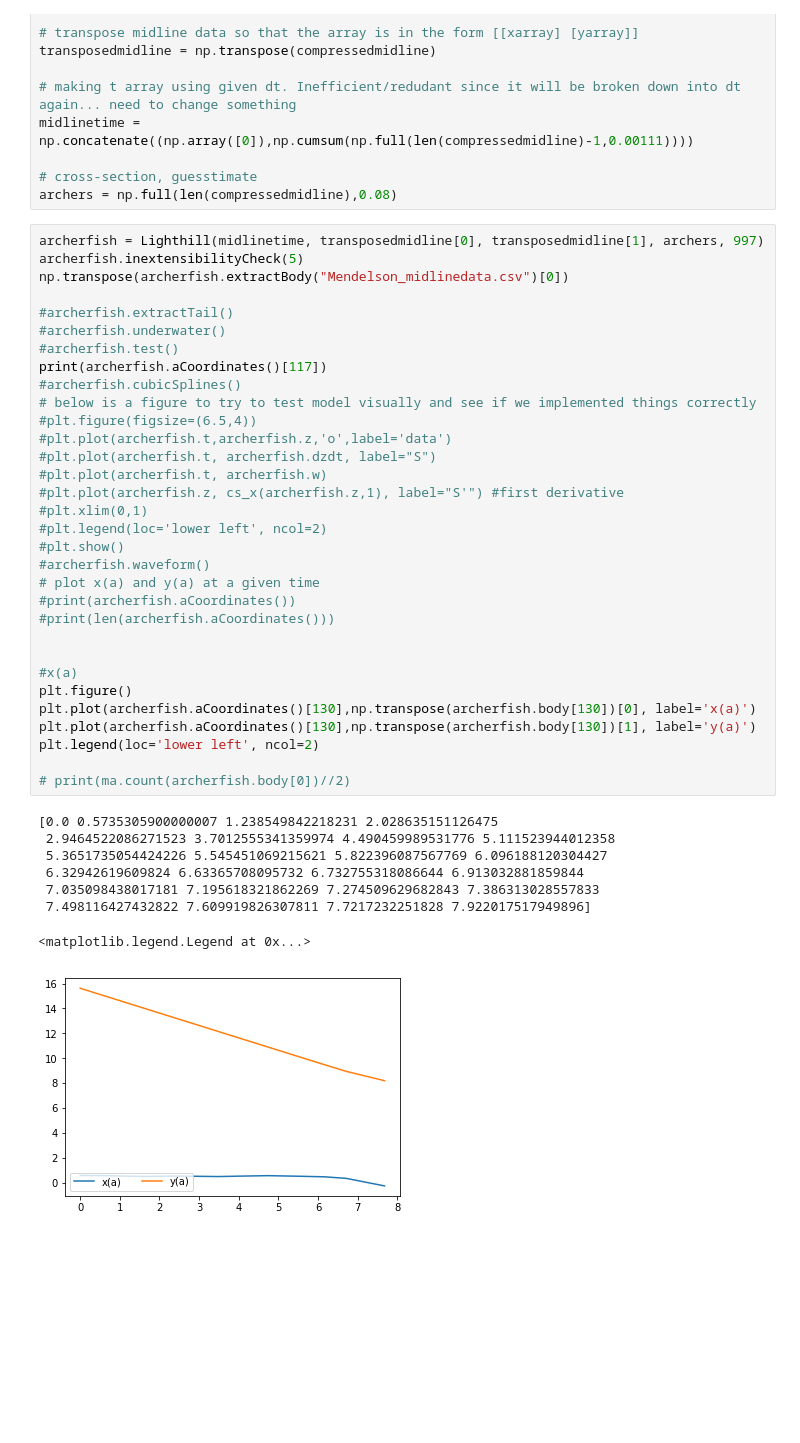
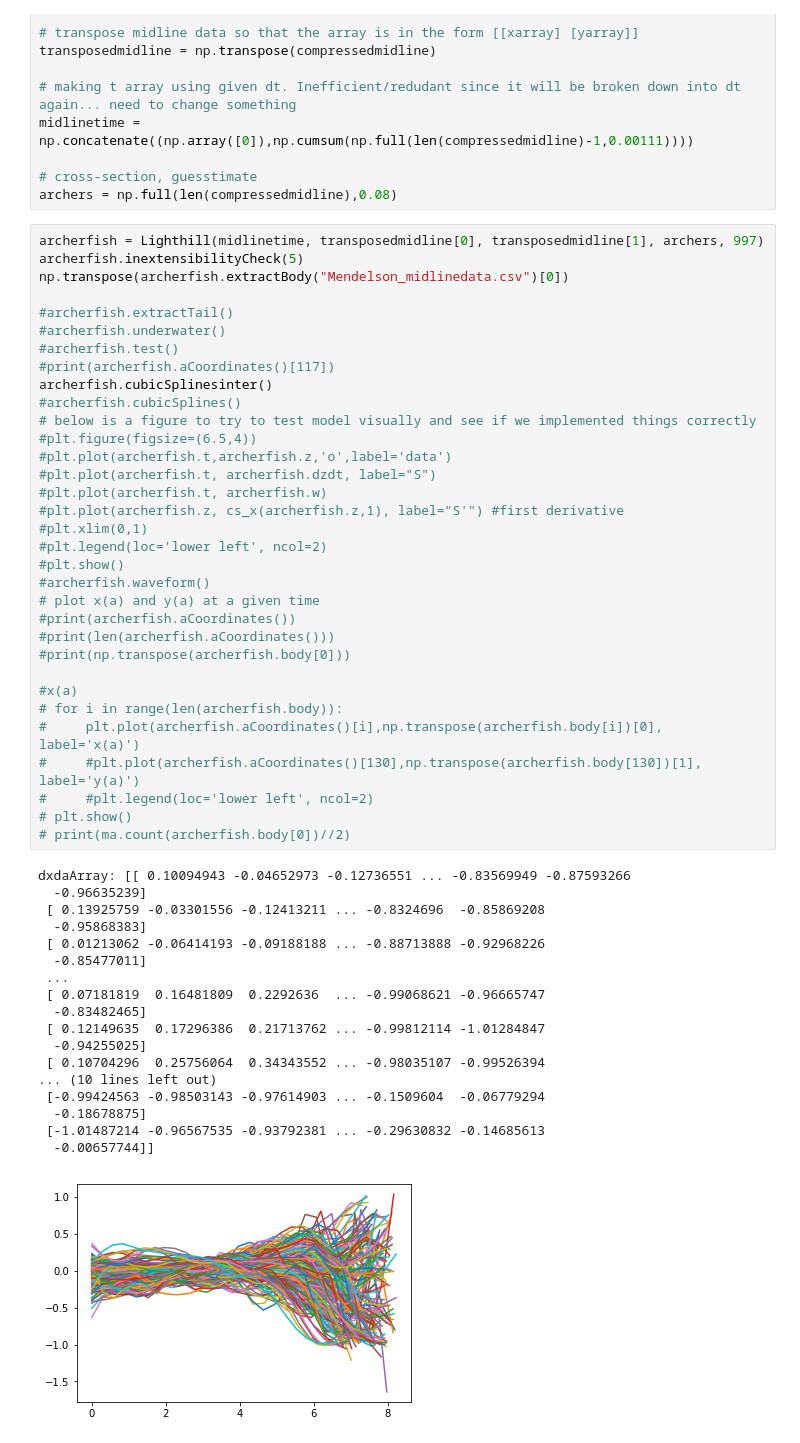
Before and after one commit to Flow-Imaging-Lab-at-Mudd/FILM-fish-model, a Jupyter notebook: lighthill-model.ipynb, the cells around one changed output. Drawn from its saved outputs; the diff is of its cells as text; blank space fills up the shorter version.

Commit message:
Calculated splines using InterpolatedUnivariateSpline method which allows interpolation along constant number of a points

```diff
--- a/lighthill-model.ipynb
+++ b/lighthill-model.ipynb
@@ -563,41 +628,52 @@ archers = np.full(len(compressedmidline),0.08)
 # %%
 archerfish = Lighthill(midlinetime, transposedmidline[0], transposedmidline[1], archers, 997)
 archerfish.inextensibilityCheck(5)
 np.transpose(archerfish.extractBody("Mendelson_midlinedata.csv")[0])
 
 #archerfish.extractTail()
 #archerfish.underwater()
 #archerfish.test()
-print(archerfish.aCoordinates()[117])
+#print(archerfish.aCoordinates()[117])
+archerfish.cubicSplinesinter()
 #archerfish.cubicSplines()
 # below is a figure to try to test model visually and see if we implemented things correctly
 #plt.figure(figsize=(6.5,4))
 #plt.plot(archerfish.t,archerfish.z,'o',label='data')
 #plt.plot(archerfish.t, archerfish.dzdt, label="S")
 #plt.plot(archerfish.t, archerfish.w)
 #plt.plot(archerfish.z, cs_x(archerfish.z,1), label="S'") #first derivative
 #plt.xlim(0,1)
 #plt.legend(loc='lower left', ncol=2)
 #plt.show()
 #archerfish.waveform()
 # plot x(a) and y(a) at a given time
 #print(archerfish.aCoordinates())
 #print(len(archerfish.aCoordinates()))
-
+#print(np.transpose(archerfish.body[0]))
 
 #x(a)
-plt.figure()
-plt.plot(archerfish.aCoordinates()[130],np.transpose(archerfish.body[130])[0], label='x(a)')
-plt.plot(archerfish.aCoordinates()[130],np.transpose(archerfish.body[130])[1], label='y(a)')
-plt.legend(loc='lower left', ncol=2)
-
+# for i in range(len(archerfish.body)):
+#     plt.plot(archerfish.aCoordinates()[i],np.transpose(archerfish.body[i])[0], label='x(a)')
+#     #plt.plot(archerfish.aCoordinates()[130],np.transpose(archerfish.body[130])[1], label='y(a)')
+#     #plt.legend(loc='lower left', ncol=2)
+# plt.show()
 # print(ma.count(archerfish.body[0])//2)
 # %% [output]
-[0.0 0.5735305900000007 1.238549842218231 2.028635151126475
- 2.9464522086271523 3.7012555341359974 4.490459989531776 5.111523944012358
- 5.3651735054424226 5.545451069215621 5.822396087567769 6.096188120304427
- 6.32942619609824 6.63365708095732 6.732755318086644 6.913032881859844
- 7.035098438017181 7.195618321862269 7.274509629682843 7.386313028557833
- 7.498116427432822 7.609919826307811 7.7217232251828 7.922017517949896]
+dxdaArray: [[ 0.10094943 -0.04652973 -0.12736551 ... -0.83569949 -0.87593266
+  -0.96635239]
+ [ 0.13925759 -0.03301556 -0.12413211 ... -0.8324696  -0.85869208
+  -0.95868383]
+ [ 0.01213062 -0.06414193 -0.09188188 ... -0.88713888 -0.92968226
+  -0.85477011]
+ ...
+ [ 0.07181819  0.16481809  0.2292636  ... -0.99068621 -0.96665747
+  -0.83482465]
+ [ 0.12149635  0.17296386  0.21713762 ... -0.99812114 -1.01284847
+  -0.94255025]
+ [ 0.10704296  0.25756064  0.34343552 ... -0.98035107 -0.99526394
+... (10 lines left out)
+ [-0.99424563 -0.98503143 -0.97614903 ... -0.1509604  -0.06779294
+  -0.18678875]
+ [-1.01487214 -0.96567535 -0.93792381 ... -0.29630832 -0.14685613
+  -0.00657744]]
-<matplotlib.legend.Legend at 0x...>
-[figure, old version]
+[figure, new version]
```
Also changed, not shown: parts of 2 cells of this notebook.
